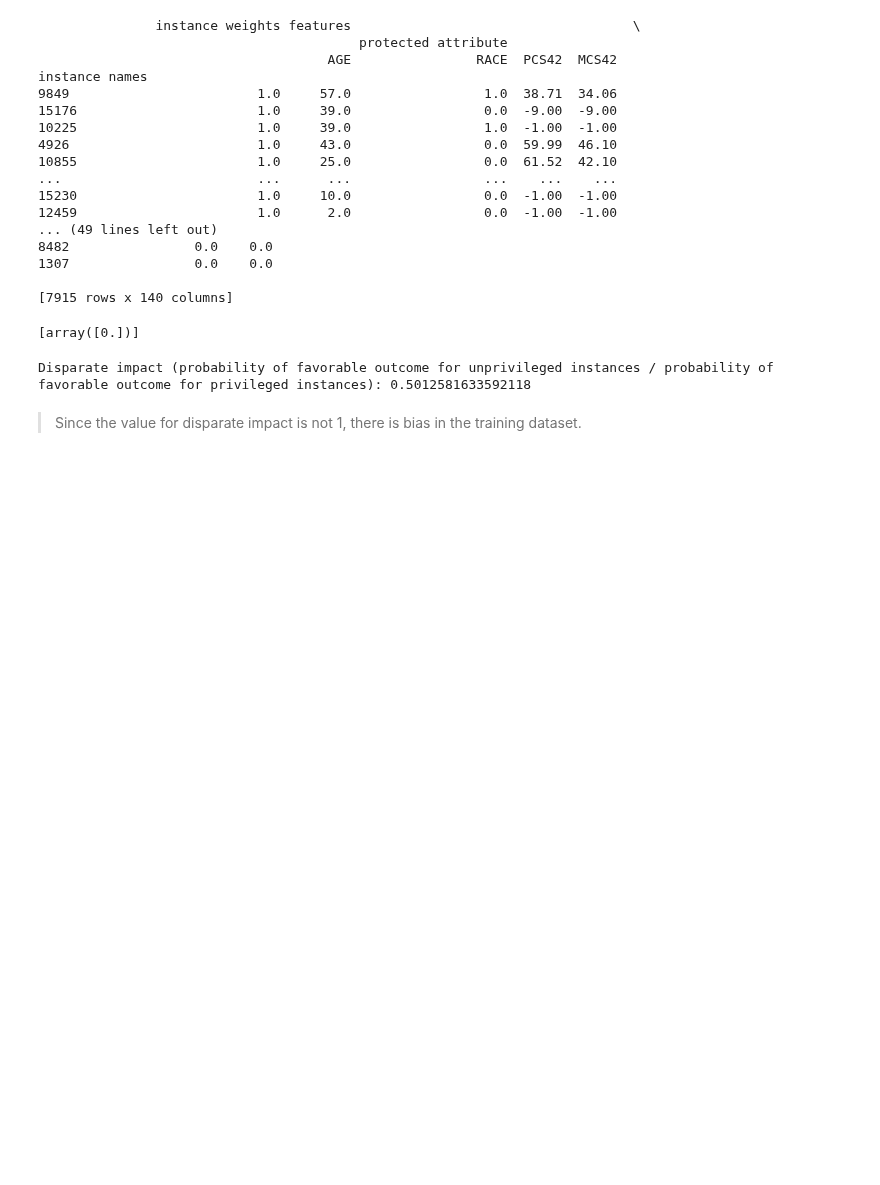
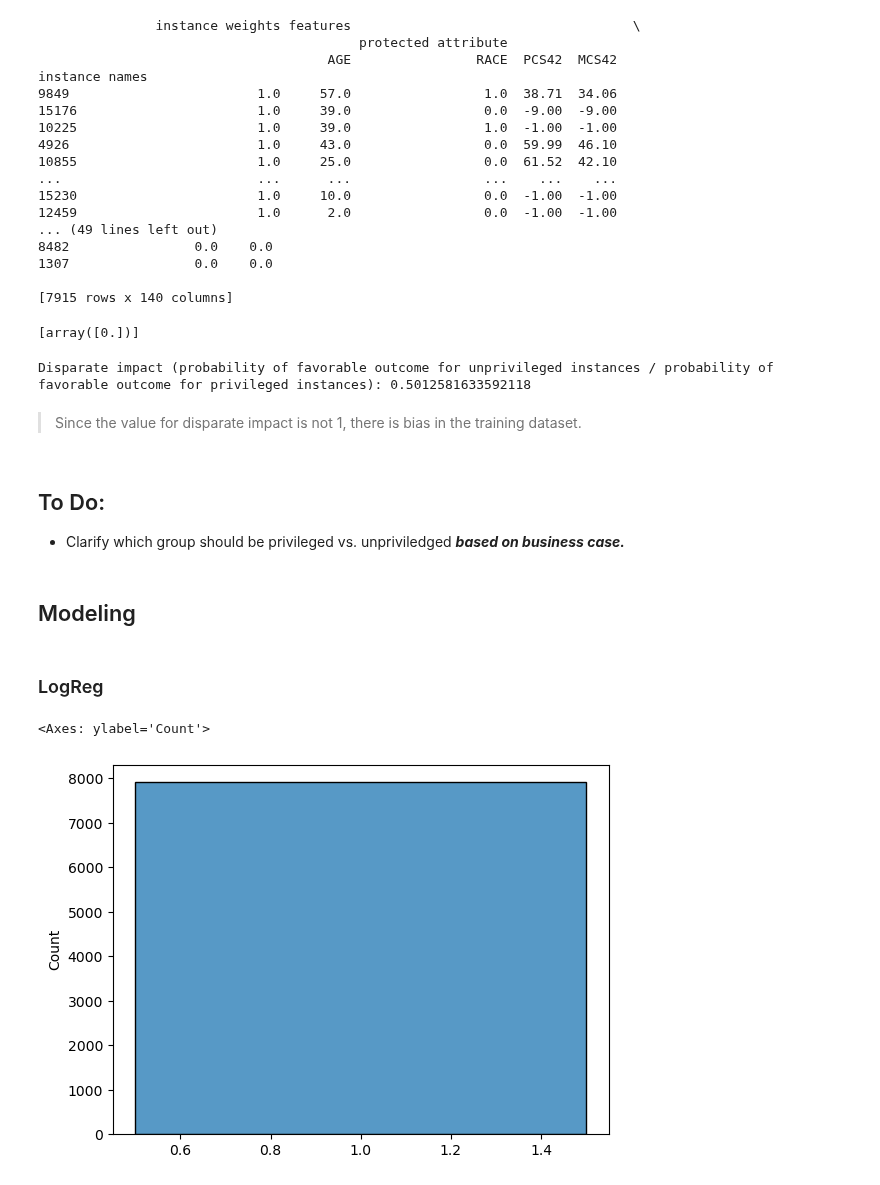
Before and after one commit to jirvingphd/iowa-prisoner-recidivism-mod-3-project, a Jupyter notebook: aifairness-tutorial-medical-expenditure.ipynb, the cells around one changed output. Cells and saved outputs as stored; diff of their text form; code cells hidden in the pictures; blank space fills up the shorter version.

```diff
--- a/aifairness-tutorial-medical-expenditure.ipynb
+++ b/aifairness-tutorial-medical-expenditure.ipynb
@@ -312,3 +317,10 @@ print(explainer_orig_panel19_train.disparate_impact())
 Disparate impact (probability of favorable outcome for unprivileged instances / probability of favorable outcome for privileged instances): 0.5012581633592118
 # %% [markdown]
 > Since the value for disparate impact is not 1, there is bias in the training dataset.
+# %% [markdown]
+## To Do:
+- Clarify which group should be privileged vs. unpriviledged ***based on business case.***
+# %% [markdown]
+## Modeling
+# %% [markdown]
+### LogReg
@@ -314,0 +329,5 @@ Disparate impact (probability of favorable outcome for unprivileged instances /
+# %%
+sns.histplot(binary_dataset_train.instance_weights)
+# %% [output]
+<Axes: ylabel='Count'>
+[figure, added]
```
Also changed, not shown: parts of 8 cells of this notebook.
